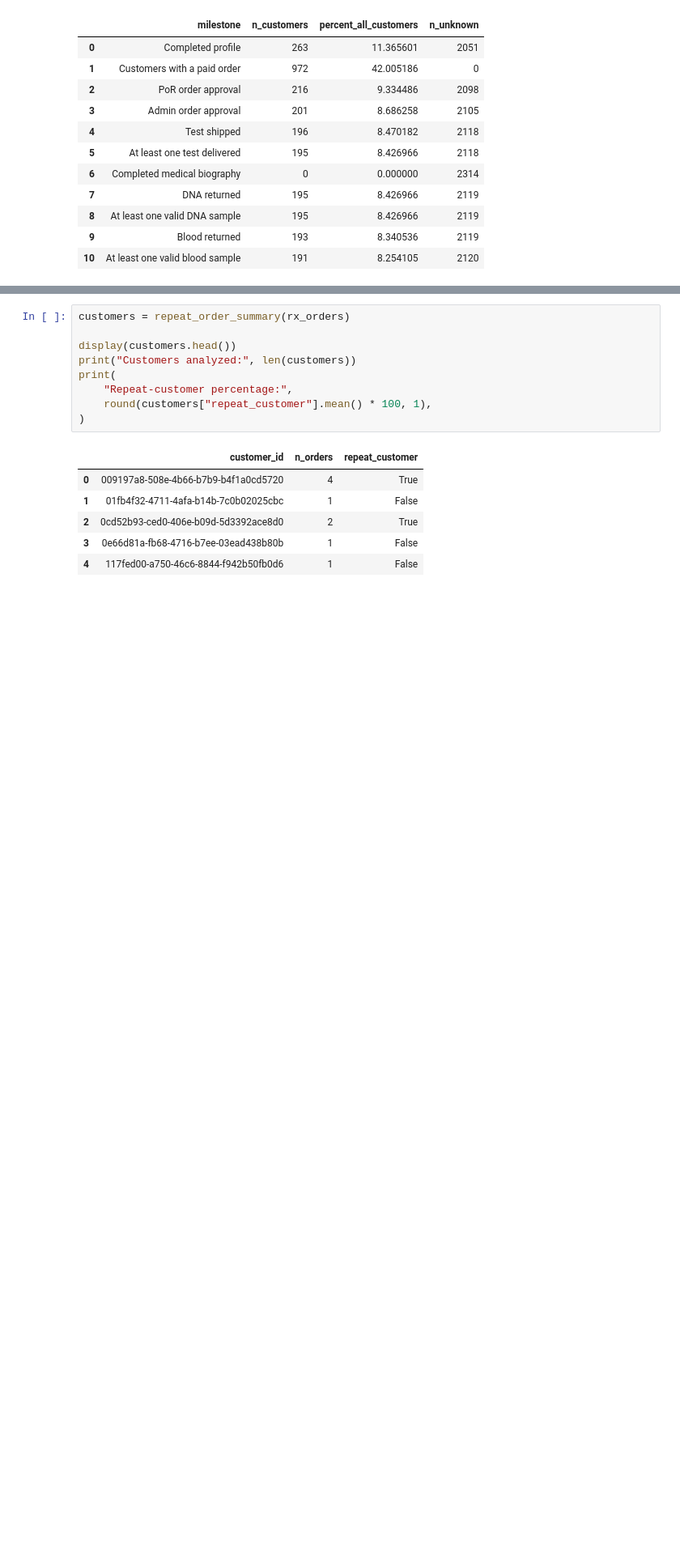
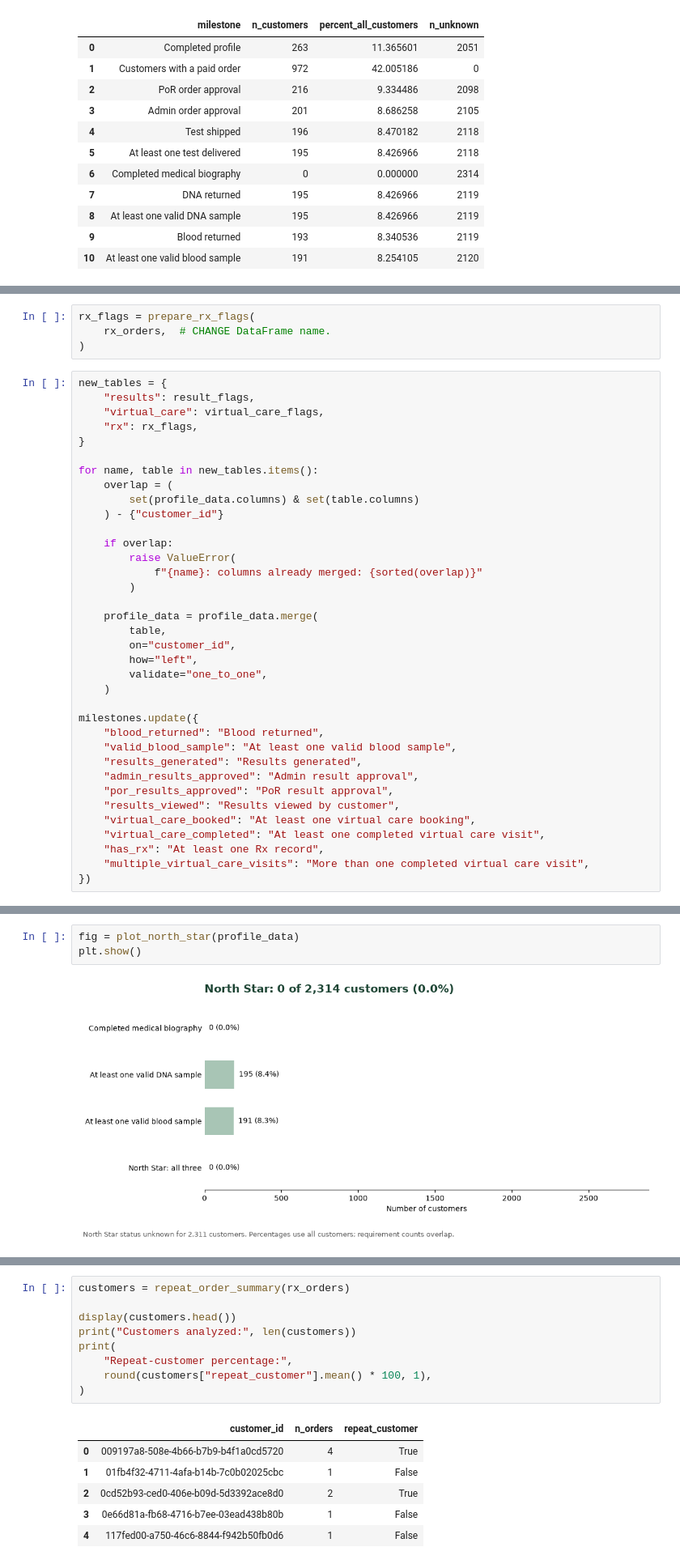
Before and after one commit to BlueMarginalist/DIIG-F26-Adyn, a Jupyter notebook: morgan/package.ipynb, the cells around one changed output, grey strips where cells are left out. Shown at 81% size. Cells and saved outputs as stored; diff of their text form; blank space fills up the shorter version.

Commit message:
improved table layout and started to chart patient path

```diff
--- a/morgan/package.ipynb
+++ b/morgan/package.ipynb
@@ -1551,0 +2047,40 @@ display(summary)
+# %%
+rx_flags = prepare_rx_flags(
+    rx_orders,  # CHANGE DataFrame name.
+)
+# %%
+new_tables = {
+    "results": result_flags,
+    "virtual_care": virtual_care_flags,
+    "rx": rx_flags,
+}
+
+for name, table in new_tables.items():
+    overlap = (
+        set(profile_data.columns) & set(table.columns)
+    ) - {"customer_id"}
+
+    if overlap:
+        raise ValueError(
+            f"{name}: columns already merged: {sorted(overlap)}"
+        )
+
+    profile_data = profile_data.merge(
+        table,
+        on="customer_id",
+        how="left",
+        validate="one_to_one",
+    )
+
+milestones.update({
+    "blood_returned": "Blood returned",
+    "valid_blood_sample": "At least one valid blood sample",
+    "results_generated": "Results generated",
+    "admin_results_approved": "Admin result approval",
+    "por_results_approved": "PoR result approval",
+    "results_viewed": "Results viewed by customer",
+    "virtual_care_booked": "At least one virtual care booking",
+    "virtual_care_completed": "At least one completed virtual care visit",
+    "has_rx": "At least one Rx record",
+    "multiple_virtual_care_visits": "More than one completed virtual care visit",
+})
@@ -1551,0 +2172,5 @@ display(summary)
+# %%
+fig = plot_north_star(profile_data)
+plt.show()
+# %% [output]
+[figure, added]
```
Also changed, not shown: parts of 26 cells of this notebook, 5 other files.
